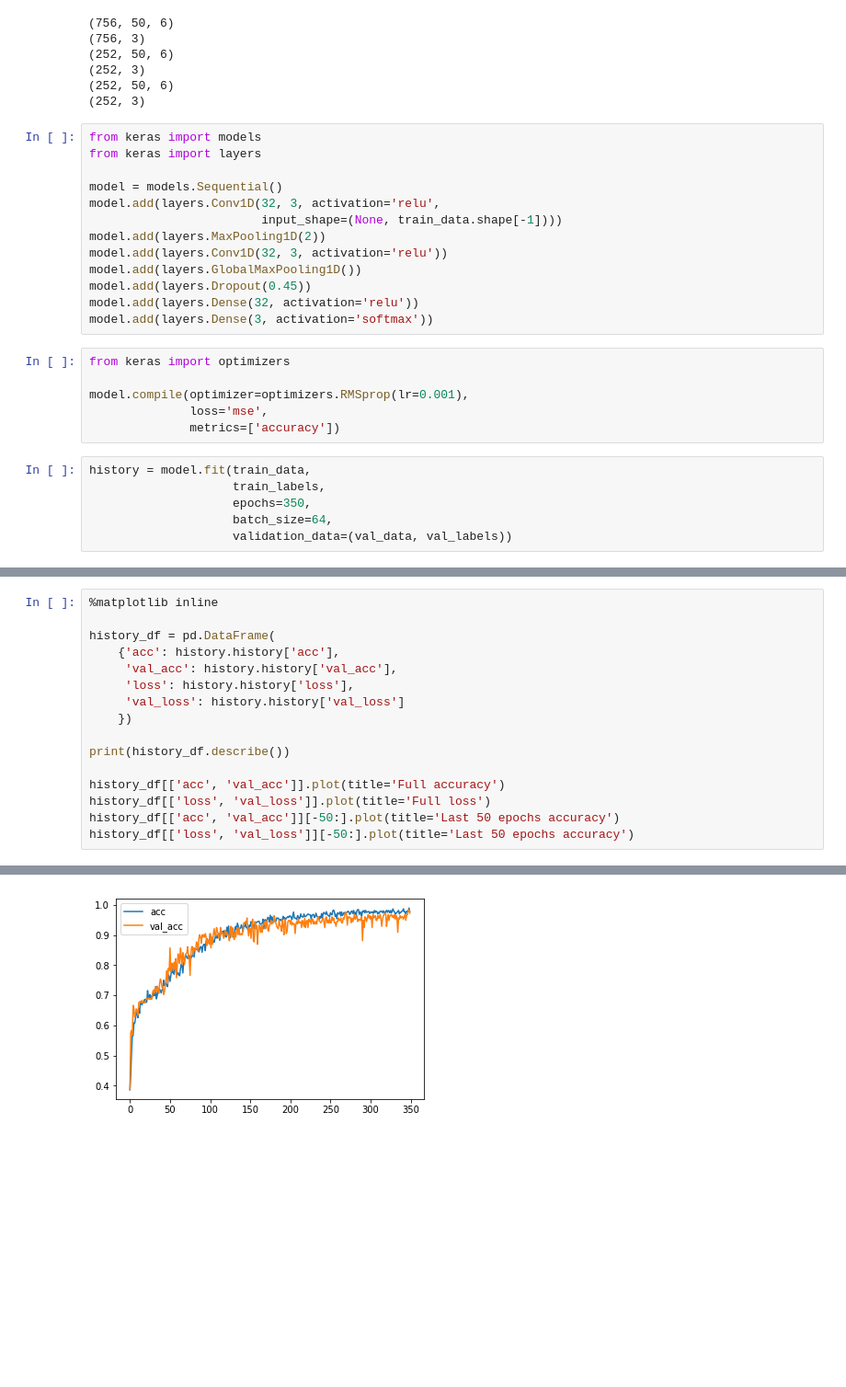
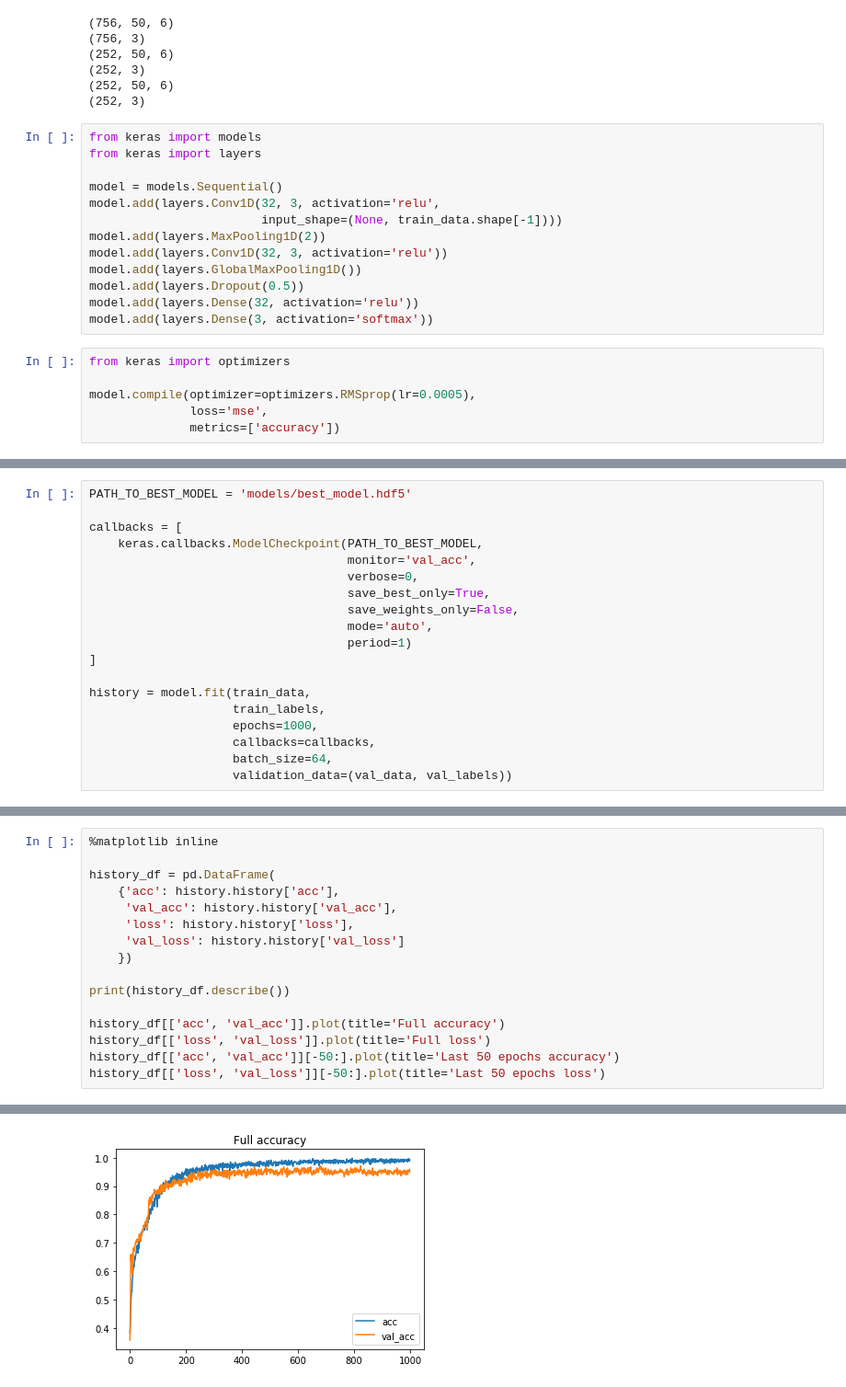
Before and after one commit to shnax0210/moving-classification, a Jupyter notebook: moving-classification.ipynb, the cells around one changed output, grey strips where cells are left out. Shown at 92% size. Saved outputs shown, nothing was run; the diff lists cells and outputs as text; blank space fills up the shorter version.

Commit message:
added best model saving

```diff
--- a/moving-classification.ipynb
+++ b/moving-classification.ipynb
@@ -99,18 +99,12 @@ model.add(layers.Conv1D(32, 3, activation='relu',
 model.add(layers.MaxPooling1D(2))
 model.add(layers.Conv1D(32, 3, activation='relu'))
 model.add(layers.GlobalMaxPooling1D())
-model.add(layers.Dropout(0.45))
+model.add(layers.Dropout(0.5))
 model.add(layers.Dense(32, activation='relu'))
 model.add(layers.Dense(3, activation='softmax'))
 # %%
 from keras import optimizers
 
-model.compile(optimizer=optimizers.RMSprop(lr=0.001),
+model.compile(optimizer=optimizers.RMSprop(lr=0.0005),
               loss='mse',
               metrics=['accuracy'])
-# %%
-history = model.fit(train_data,
-                    train_labels,
-                    epochs=350,
-                    batch_size=64,
-                    validation_data=(val_data, val_labels))
@@ -134,0 +111,19 @@ Epoch 350/350
+# %%
+PATH_TO_BEST_MODEL = 'models/best_model.hdf5'
+
+callbacks = [
+    keras.callbacks.ModelCheckpoint(PATH_TO_BEST_MODEL,
+                                    monitor='val_acc',
+                                    verbose=0,
+                                    save_best_only=True,
+                                    save_weights_only=False,
+                                    mode='auto',
+                                    period=1)
+]
+
+history = model.fit(train_data,
+                    train_labels,
+                    epochs=1000,
+                    callbacks=callbacks,
+                    batch_size=64,
+                    validation_data=(val_data, val_labels))
@@ -147,5 +160,5 @@ print(history_df.describe())
 history_df[['acc', 'val_acc']].plot(title='Full accuracy')
 history_df[['loss', 'val_loss']].plot(title='Full loss')
 history_df[['acc', 'val_acc']][-50:].plot(title='Last 50 epochs accuracy')
-history_df[['loss', 'val_loss']][-50:].plot(title='Last 50 epochs accuracy')
+history_df[['loss', 'val_loss']][-50:].plot(title='Last 50 epochs loss')
 # %% [output]
@@ -161,2 +174,2 @@ max      0.989418    0.984127    0.389909    0.391345
 <matplotlib.axes._subplots.AxesSubplot at 0x...>
-[figure, old version]
+[figure, new version]
```
Also changed, not shown: parts of 6 cells of this notebook, 1 other file.
